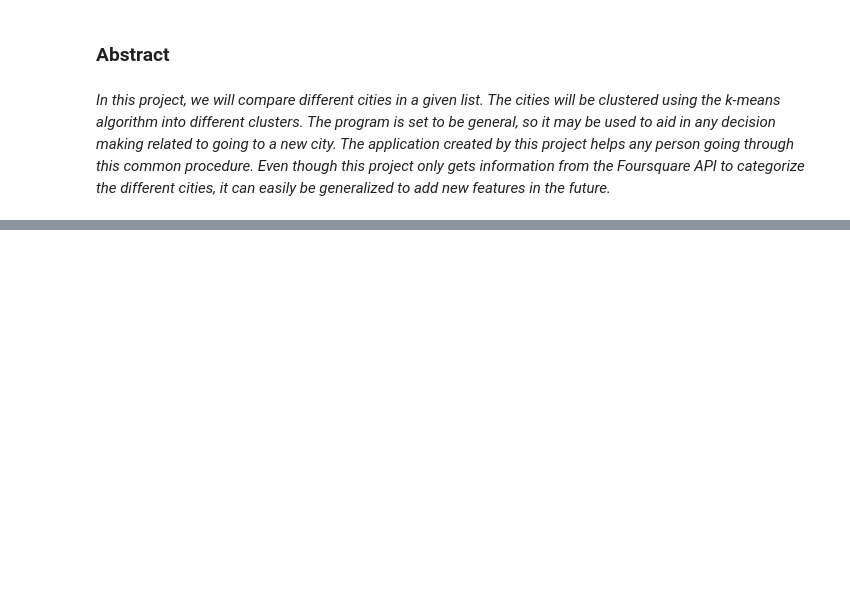
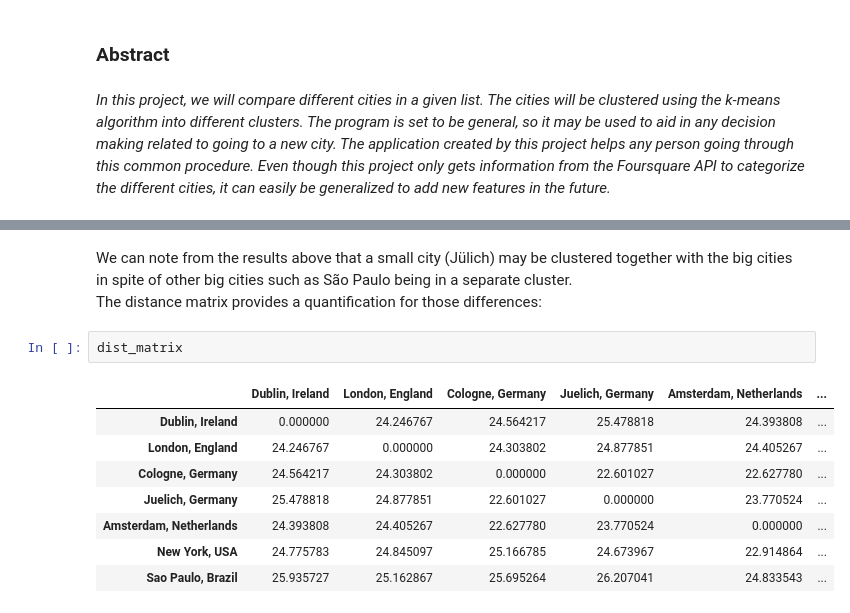
Before and after one commit to filipesmg/Coursera_Capstone, a Jupyter notebook: Final_Capstone_Project.ipynb, the cells around one changed output, grey strips where cells are left out. Drawn from its saved outputs; the diff is of its cells as text; blank space fills up the shorter version.

```diff
--- a/Final_Capstone_Project.ipynb
+++ b/Final_Capstone_Project.ipynb
@@ -52,0 +475,14 @@ Other types of data may be added later, to make the comparison more complete.
+# %% [markdown]
+We can note from the results above that a small city (Jülich) may be clustered together with the big cities in spite of other big cities such as São Paulo being in a separate cluster.
+The distance matrix provides a quantification for those differences:
+# %%
+dist_matrix
+# %% [output]
+|  | Dublin, Ireland | London, England | Cologne, Germany | Juelich, Germany | Amsterdam, Netherlands | ... |
+| Dublin, Ireland | 0.000000 | 24.246767 | 24.564217 | 25.478818 | 24.393808 | ... |
+| London, England | 24.246767 | 0.000000 | 24.303802 | 24.877851 | 24.405267 | ... |
+| Cologne, Germany | 24.564217 | 24.303802 | 0.000000 | 22.601027 | 22.627780 | ... |
+| Juelich, Germany | 25.478818 | 24.877851 | 22.601027 | 0.000000 | 23.770524 | ... |
+| Amsterdam, Netherlands | 24.393808 | 24.405267 | 22.627780 | 23.770524 | 0.000000 | ... |
+| New York, USA | 24.775783 | 24.845097 | 25.166785 | 24.673967 | 22.914864 | ... |
+| Sao Paulo, Brazil | 25.935727 | 25.162867 | 25.695264 | 26.207041 | 24.833543 | ... |
```
Also changed, not shown: parts of 84 cells of this notebook.
